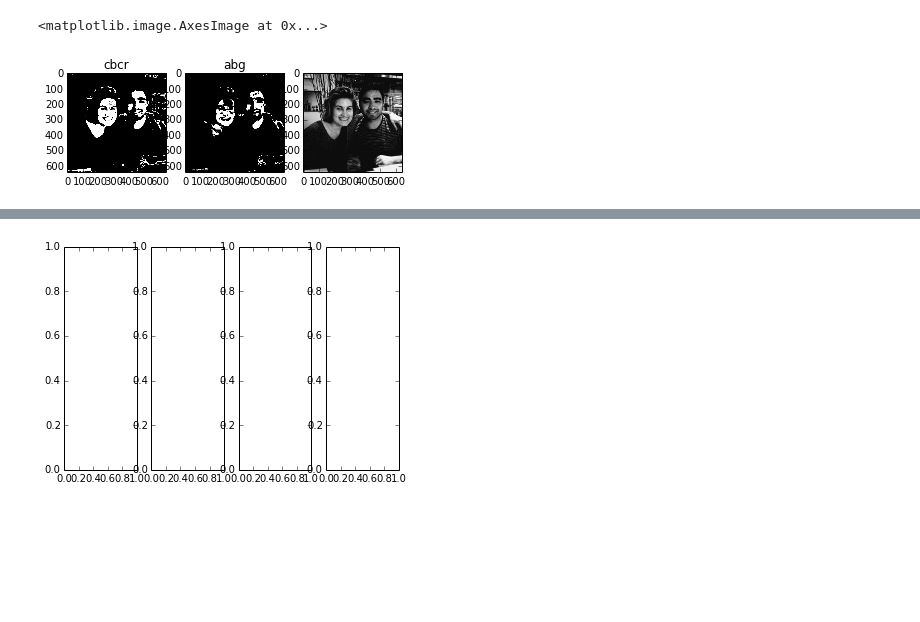
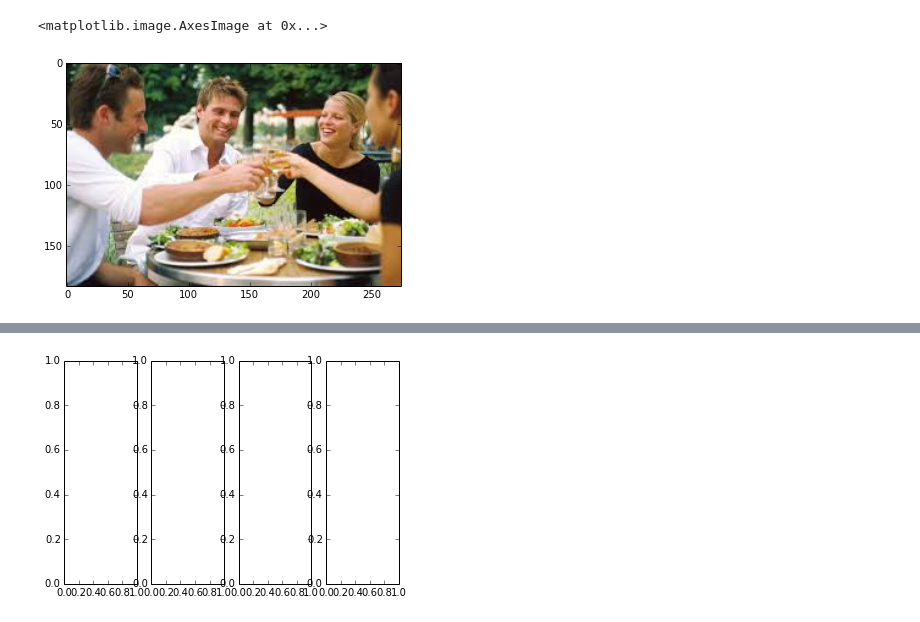
Before and after one commit to mpellegri/FoodvSkin, a Jupyter notebook: KFeatures.ipynb, the cells around one changed output, grey strips where cells are left out. Saved outputs shown, nothing was run; the diff lists cells and outputs as text; code cells hidden in the pictures; blank space fills up the shorter version.

```diff
--- a/KFeatures.ipynb
+++ b/KFeatures.ipynb
@@ -45,0 +17,6 @@ OSError: [Errno 2] No such file or directory: '/Users/Maurizio/Data_science/git/
+# %%
+# Get list of files
+path="/Users/kburleigh/GradSchool/Programming/DataSciShop_CDIPS/SkinPix/MainRepo/images/TestSet/"
+patt = "*.jpeg"
+files=glob.glob(path+patt)
+files
@@ -46,57 +74,7 @@ OSError: [Errno 2] No such file or directory: '/Users/Maurizio/Data_science/git/
 # %%
-#Show original image
+img = plt.imread(files[2])
 fig, ax = plt.subplots()
-ax.imshow(img[::-1])
+ax.imshow(img)
 # %% [output]
 <matplotlib.image.AxesImage at 0x...>
+[figure, added]
-# %%
-#Define thresholds in YCbCr color space
-y_min = 80
-cb_min = 77
-cb_max = 135
-cr_min = 133
-cr_max = 185
-
-#Get R G B channels
-R = img[:,:,0].astype('f')
-G = img[:,:,1].astype('f')
-B = img[:,:,2].astype('f')
-
-#Transform R G B in Y Cb Cr
-y = 0.299*R + 0.587*G + 0.114*B
-cr = R - y + 128
-cb = B - y + 128
-
-#Normalize R G B channels
-r = np.divide(R,(R+G+B))
-g = np.divide(G,(R+G+B))
-b = np.divide(B,(R+G+B))
-
-#Define alpha beta and gamma for r g b thresholding
-alpha = (3*b*(r**2))/((r+g+b)**3)
-beta = (r+g+b)/(3*r) + (r-g)/(r+g+b)
-gamma = (r*b+(g**2))/(g*b)
-
-#Define thresholds in r g b color space
-alpha0 = 0.1276
-beta0 = 0.9498
-gamma0 = 2.7775
-
-#Plot Y Cb Cr skin pixels
-img_cbcr = img[:,:,0].copy()
-img_cbcr = (y>y_min)&(cb>cb_min)&(cb<cb_max)&(cr>cr_min)&(cr<cr_max)
-
-fig, ax = plt.subplots(1,3)
-ax[0].imshow(img_cbcr, cmap='gray')
-ax[0].set_title("cbcr")
-#Plot r g b skin pixels
-img_rgb = img[:,:,0].copy()
-img_rgb = (alpha>alpha0)&(beta<=beta0)&(gamma<=gamma0)
-
-ax[1].imshow(img_rgb,cmap='gray')
-ax[1].set_title("abg")
-
-ax[2].imshow(img[:,:,0],cmap="gray")
-plt.show()
-# %% [output]
-[figure, removed]
```
Also changed, not shown: parts of 23 cells of this notebook.
